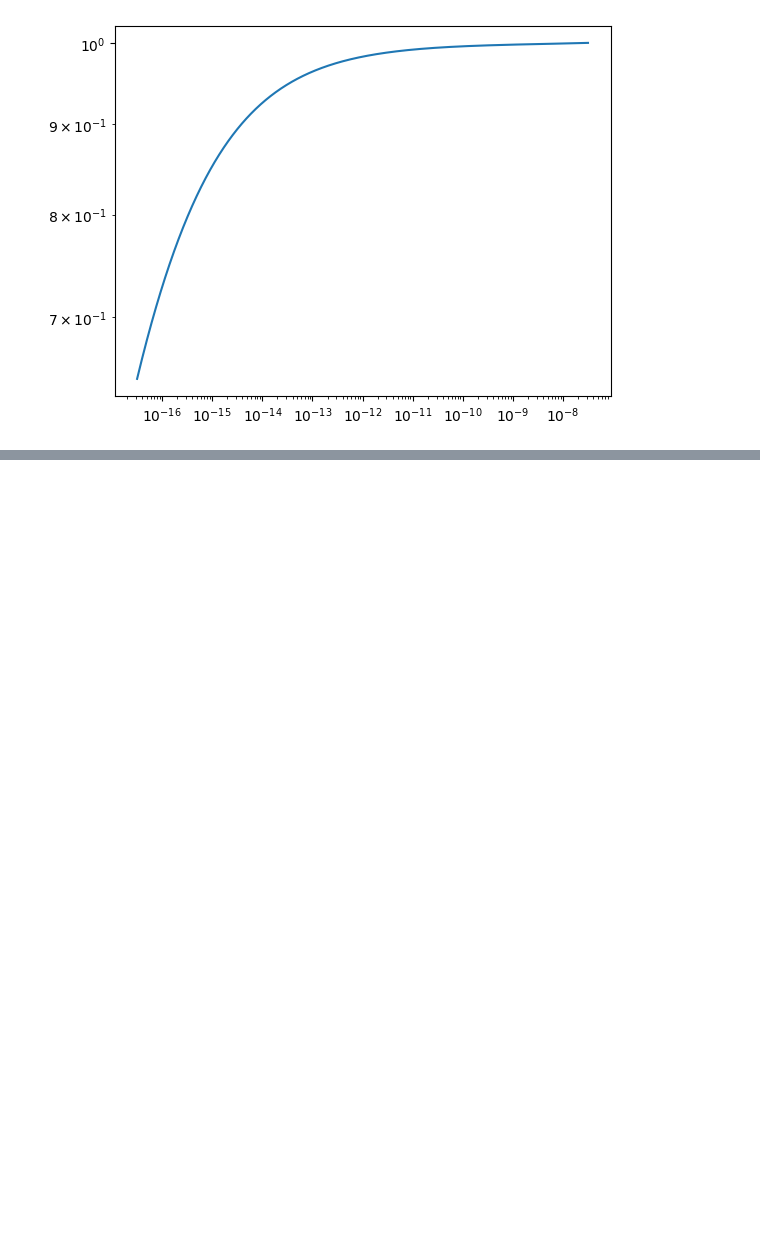
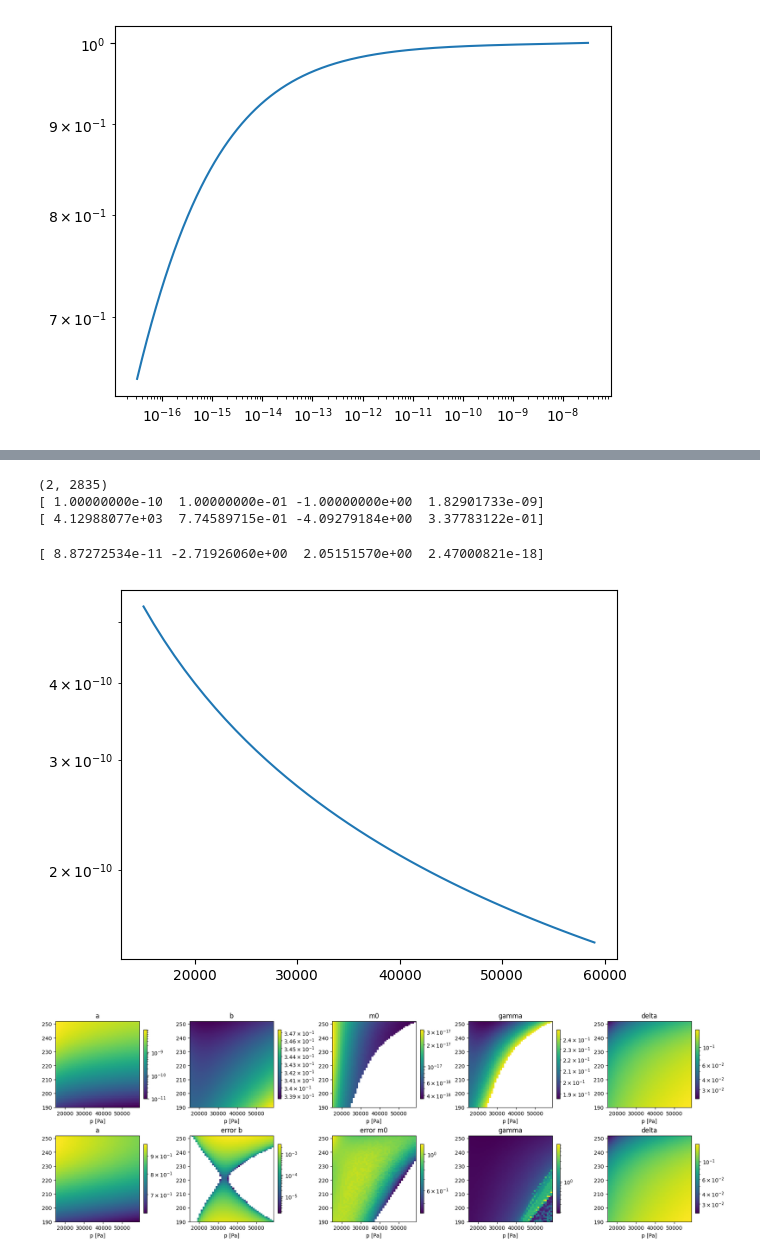
Before and after one commit to astro-zilla/contrails, a Jupyter notebook: microphysics_approximations.ipynb, the cells around one changed output, grey strips where cells are left out. Cells and saved outputs as stored; diff of their text form; code cells hidden in the pictures; blank space fills up the shorter version.

```diff
--- a/microphysics_approximations.ipynb
+++ b/microphysics_approximations.ipynb
@@ -264,0 +281,7 @@ plt.show()
+# %%
+p_vals=np.arange(15000,60000,1000)
+print(p_vals)
+T_vals=np.arange(190,253,1)
+print(T_vals)
+p,T=np.meshgrid(p_vals,T_vals)
+a,b,m0,gamma,delta = get_coeffs(p.ravel(),T.ravel())
@@ -264,0 +300,65 @@ plt.show()
+# %%
+a=a.reshape(T.shape)
+b=b.reshape(T.shape)
+m0=m0.reshape(T.shape)
+gamma=gamma.reshape(T.shape)
+delta=delta.reshape(T.shape)
+
+def fun(x,a,b,c,d):
+    return a*x[0]**b*(x[1])**c+d
+
+def exp_fun(x,a,b,c,d):
+    return a*x[0]**b*np.exp(c*x[1])+d
+
+pT=np.column_stack((p.ravel(),T.ravel())).T
+mask=(T>0.002*p+115)&(gamma<0.25)
+print(pT.shape)
+a_params = curve_fit(exp_fun, pT, a.ravel(), p0=(1e-10,0.1,-1.,0))[0]
+print(a_params)
+b_params = curve_fit(fun, pT, b.ravel(), p0=(1,1,-1,1))[0]
+print(b_params)
+m0_params = curve_fit(fun, pT[:,mask.ravel()], m0[mask].ravel(), p0=(1,-2.0,1.0,0))[0]
+print(m0_params)
+# Example arrays and limits
+params = [
+    ('a', a, (None, None)),
+    ('b', b, (None, None)),
+    ('m0', np.where(mask,m0,np.nan), (None, None)),
+    ('gamma', np.where(mask,gamma,np.nan), (None, None)),
+    ('delta', delta, (None, None)),
+    ('a', np.exp(-(0.01*(T-250))**2)*np.exp(-p/500000), (None, None)),
+    ('error b', (fun(pT,*b_params).reshape(T.shape)-b)/b, (None, None)),
+    ('error m0',np.abs(np.where(T>0.002*p+115
+                                ,(fun(pT,*m0_params).reshape(T.shape)),np.nan)/m0), (None, None)),
+    ('gamma', gamma, (None, None)),
+    ('delta', delta, (None, None)),
+]
+plt.semilogy(p[20],a[20])
+plt.show()
+
+fig, axes = plt.subplots(2, 5, figsize=(18, 6), constrained_layout=True)
+
+for ax, (name, arr, (vmin, vmax)) in zip(axes.ravel(), params):
+    im = ax.imshow(
+        arr,
+        origin='lower',
+        extent=(p_vals[0], p_vals[-1], T_vals[0], T_vals[-1]),
+        aspect='auto',
+        norm='log',# if 'm0' in name or name == 'a' else None,
+        vmin=vmin,
+        vmax=vmax
+    )
+    ax.set_title(name)
+    ax.set_xlabel('p [Pa]')
+    if ax is axes[0]:
+        ax.set_ylabel('T [K]')
+    fig.colorbar(im, ax=ax, shrink=0.8)
+
+plt.show()
+# %% [output]
+(2, 2835)
+[ 1.00000000e-10  1.00000000e-01 -1.00000000e+00  1.82901733e-09]
+[ 4.12988077e+03  7.74589715e-01 -4.09279184e+00  3.37783122e-01]
+[ 8.87272534e-11 -2.71926060e+00  2.05151570e+00  2.47000821e-18]
+[figure, added]
+[figure, added]
```
Also changed, not shown: parts of 6 cells of this notebook.
